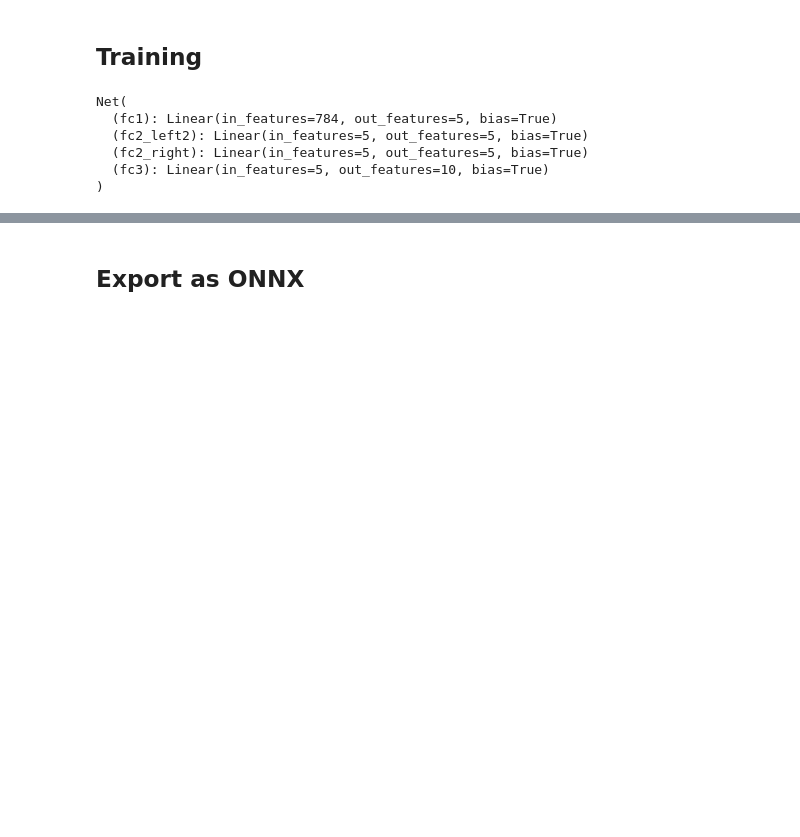
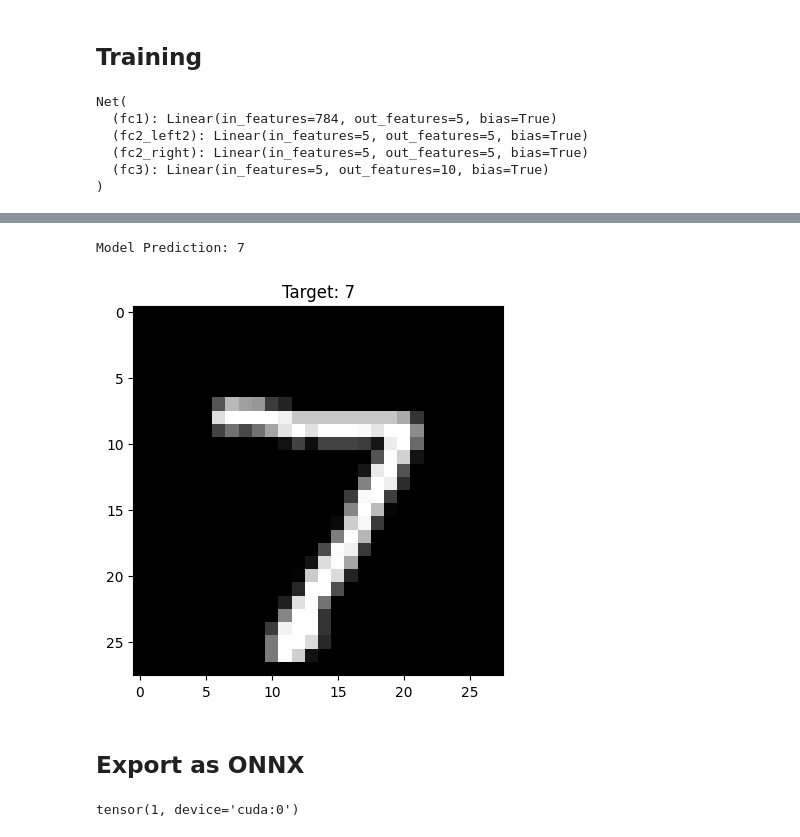
Before and after one commit to AndreCorreaSantos/starter-engine, a Jupyter notebook: train/train.ipynb, the cells around one changed output, grey strips where cells are left out. Drawn from its saved outputs; the diff is of its cells as text; code cells hidden in the pictures; blank space fills up the shorter version.

```diff
--- a/train/train.ipynb
+++ b/train/train.ipynb
@@ -2,26 +2,3 @@
 ## Simple Model
 
 ![modelDiagram.webp](attachment:modelDiagram.webp)
-# %%
-import torch
-import torch.nn as nn
-import torch.optim as optim
-from torchvision import datasets, transforms
-
-
-class Net(nn.Module):
-    def __init__(self):
-        super().__init__()
-        self.fc1 = nn.Linear(28*28, 5)
-        self.fc2_left2 = nn.Linear(5, 5)
-        self.fc2_right = nn.Linear(5, 5)
-        self.fc3 = nn.Linear(5, 10)
-
-    def forward(self, x):
-        x = torch.flatten(x, 1)
-        x = torch.relu(self.fc1(x))
-        left = torch.relu(self.fc2_left2(x))
-        right = torch.relu(self.fc2_right(x))
-        x = torch.add(left, right)
-        x = self.fc3(x)
-        return x
@@ -88,3 +71,23 @@ Epoch 10 - Test loss: 0.0005, Accuracy: 87.14%
+# %%
+wrapped_model = WrappedNet(model)
+# %%
+# get 1 image from test_loader
+data, target = next(iter(test_loader))
+img = data[0]
+target = target[0]
+
+#plot
+import matplotlib.pyplot as plt
+plt.imshow(img[0], cmap='gray')
+plt.title(f'Target: {target}')
+
+# infer
+
+pred = wrapped_model(img.unsqueeze(0).to(device))
+print(f'Model Prediction: {pred.item()}')
+# %% [output]
+Model Prediction: 7
+[figure, added]
 # %% [markdown]
 ## Export as ONNX
 # %%
@@ -92,0 +96,5 @@ torch.onnx.export(model, dummy_input, "model.onnx")
+# %%
+result = wrapped_model(dummy_input)
+print(result[0])
+# %% [output]
+tensor(1, device='cuda:0')
```
Also changed, not shown: parts of 3 cells of this notebook, 31 other files.
